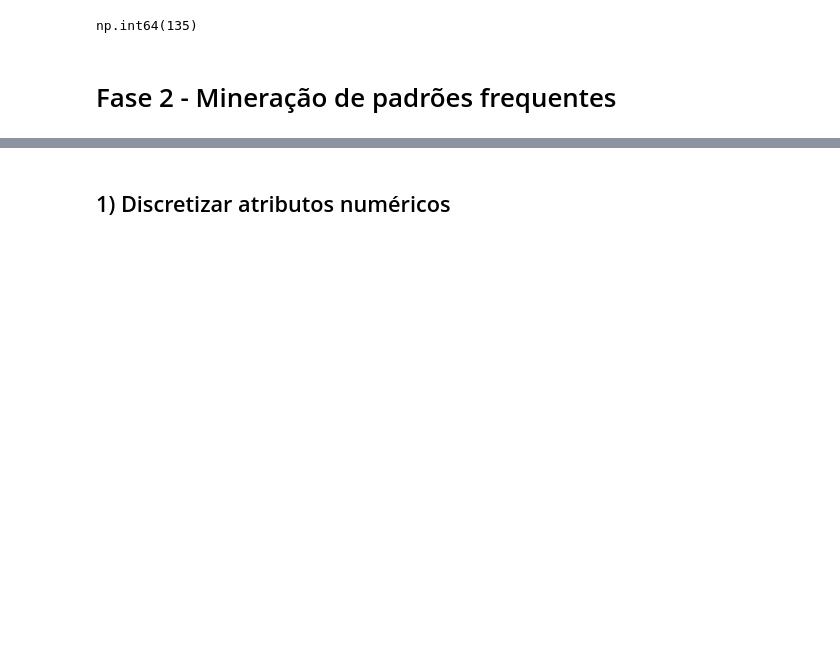
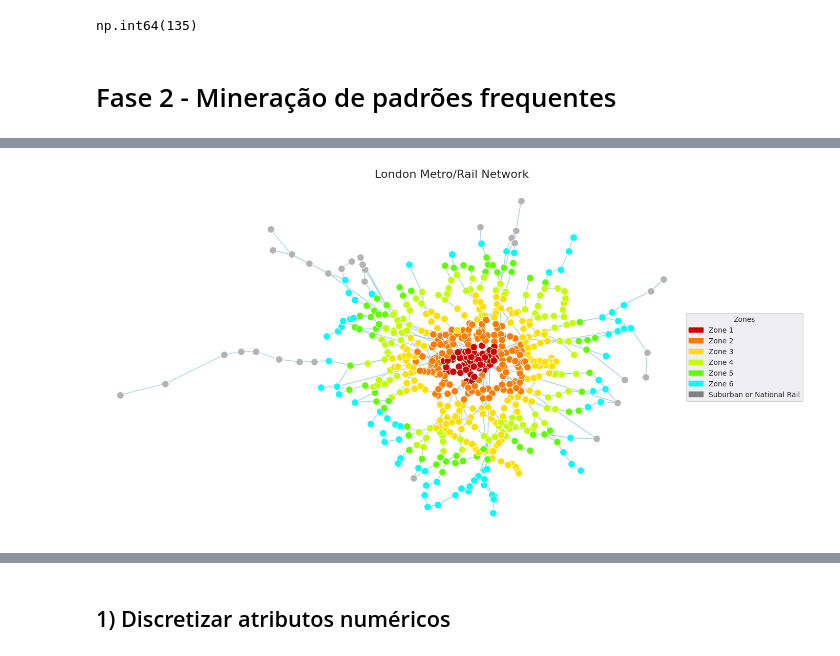
Before and after one commit to gabrielxcosta/PCC142---Data-Mining, a Jupyter notebook: Project/projeto_MD_Gabriel.ipynb, the cells around one changed output, grey strips where cells are left out. Drawn from its saved outputs; the diff is of its cells as text; code cells hidden in the pictures; blank space fills up the shorter version.

```diff
--- a/Project/projeto_MD_Gabriel.ipynb
+++ b/Project/projeto_MD_Gabriel.ipynb
@@ -909,0 +1008,86 @@ plt.show()
+# %%
+# Carregar os dados
+rail_lines_gdf = gpd.read_file("London_Train_Lines.json")
+stations_gdf = gpd.read_file("London_Stations.json")
+
+# Reprojetar para CRS métrico (metros) e copiar para evitar warning
+stations_proj = stations_gdf.to_crs(epsg=3857).copy()
+rail_lines_proj = rail_lines_gdf.to_crs(epsg=3857)
+
+# Definir dicionário de cores por zona
+zone_colors = {
+    1: "#cc0000",
+    2: "#ff7c00",
+    3: "#ffdf00",
+    4: "#c2ff00",
+    5: "#5eff00",
+    6: "#00ffff"
+}
+
+def fixed_zone_color(zone_str):
+    if not isinstance(zone_str, str) or zone_str.strip() == '':
+        return (0.7, 0.7, 0.7)
+    zones = [int(z.strip()) for z in zone_str.split(',') if z.strip().isdigit()]
+    valid_zones = [z for z in zones if z in zone_colors]
+    if valid_zones:
+        return to_rgb(zone_colors[valid_zones[0]])
+    return (0.7, 0.7, 0.7)
+
+# Atribuir cores com .loc para evitar SettingWithCopyWarning
+stations_proj.loc[:, 'color'] = stations_proj['zone'].astype(str).apply(fixed_zone_color)
+
+# Construir grafo
+G = nx.Graph()
+for idx, row in stations_proj.iterrows():
+    G.add_node(row['name'], geometry=row.geometry, zone=row['zone'], color=row['color'])
+
+# Criar arestas com base na proximidade às linhas
+for line in rail_lines_proj.geometry:
+    buffer = line.buffer(100)  # 100 metros
+    nearby = stations_proj[stations_proj.geometry.intersects(buffer)].copy()
+    nearby.loc[:, 'dist_along'] = nearby.geometry.apply(lambda p: line.project(p))
+    nearby_sorted = nearby.sort_values(by='dist_along')
+    names = nearby_sorted['name'].tolist()
+    for i in range(len(names) - 1):
+        if not G.has_edge(names[i], names[i + 1]):
+            G.add_edge(names[i], names[i + 1])
+
+fig, ax = plt.subplots(figsize=(14, 14))  # maior figura para mais detalhe
+
+# Fundo com linhas ferroviárias
+rail_lines_proj.plot(ax=ax, color="lightgray", linewidth=1, alpha=0.5, zorder=0)
+
+# Arestas (linhas entre estações)
+for u, v in G.edges():
+    p1 = G.nodes[u]['geometry']
+    p2 = G.nodes[v]['geometry']
+    line = LineString([p1, p2])
+    ax.plot(*line.xy, color="skyblue", linewidth=1.2, alpha=0.6, zorder=1)
+
+# Nós (estações)
+for node, data in G.nodes(data=True):
+    ax.plot(data['geometry'].x, data['geometry'].y, 'o',
+            markersize=10,  # AUMENTADO
+            color=data['color'],
+            markeredgecolor='white',
+            markeredgewidth=0.8,
+            zorder=2)
+
+# Legenda
+legend_patches = [mpatches.Patch(color=zone_colors[z], label=f"Zone {z}") for z in zone_colors]
+legend_patches.append(mpatches.Patch(color='gray', label='Suburban or National Rail'))
+ax.legend(handles=legend_patches, title="Zones", loc='center left', bbox_to_anchor=(1, 0.5))
+
+# Título e ajustes
+fig.suptitle("London Metro/Rail Network", fontsize=16, y=0.75)
+ax.set_axis_off()
+plt.tight_layout()
+
+# ZOOM MANUAL (opcional)
+minx, miny, maxx, maxy = stations_proj.total_bounds
+ax.set_xlim(minx - 5000, maxx + 5000)
+ax.set_ylim(miny - 5000, maxy + 5000)
+
+plt.show()
+# %% [output]
+[figure, added]
```
Also changed, not shown: parts of 31 cells of this notebook.
